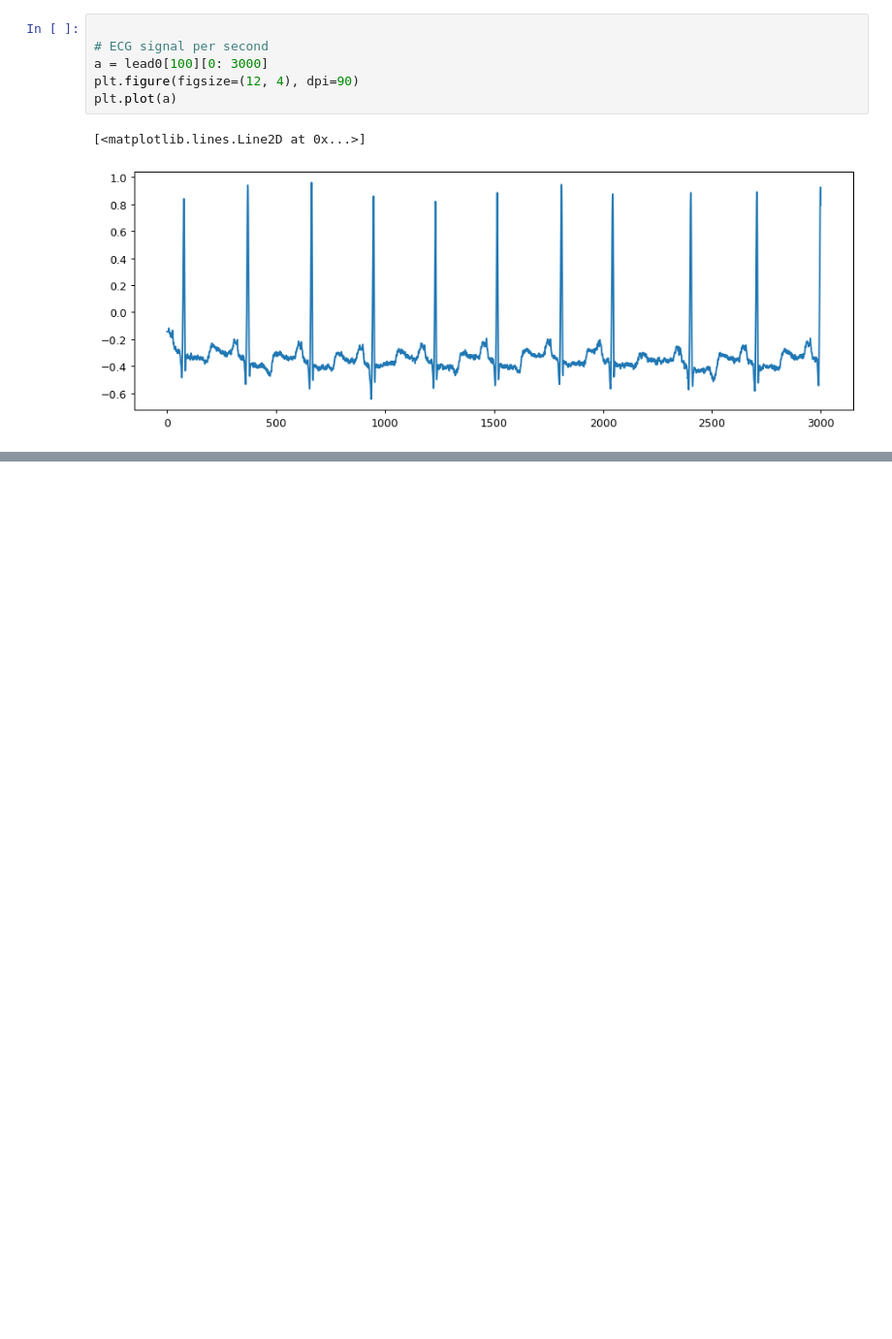
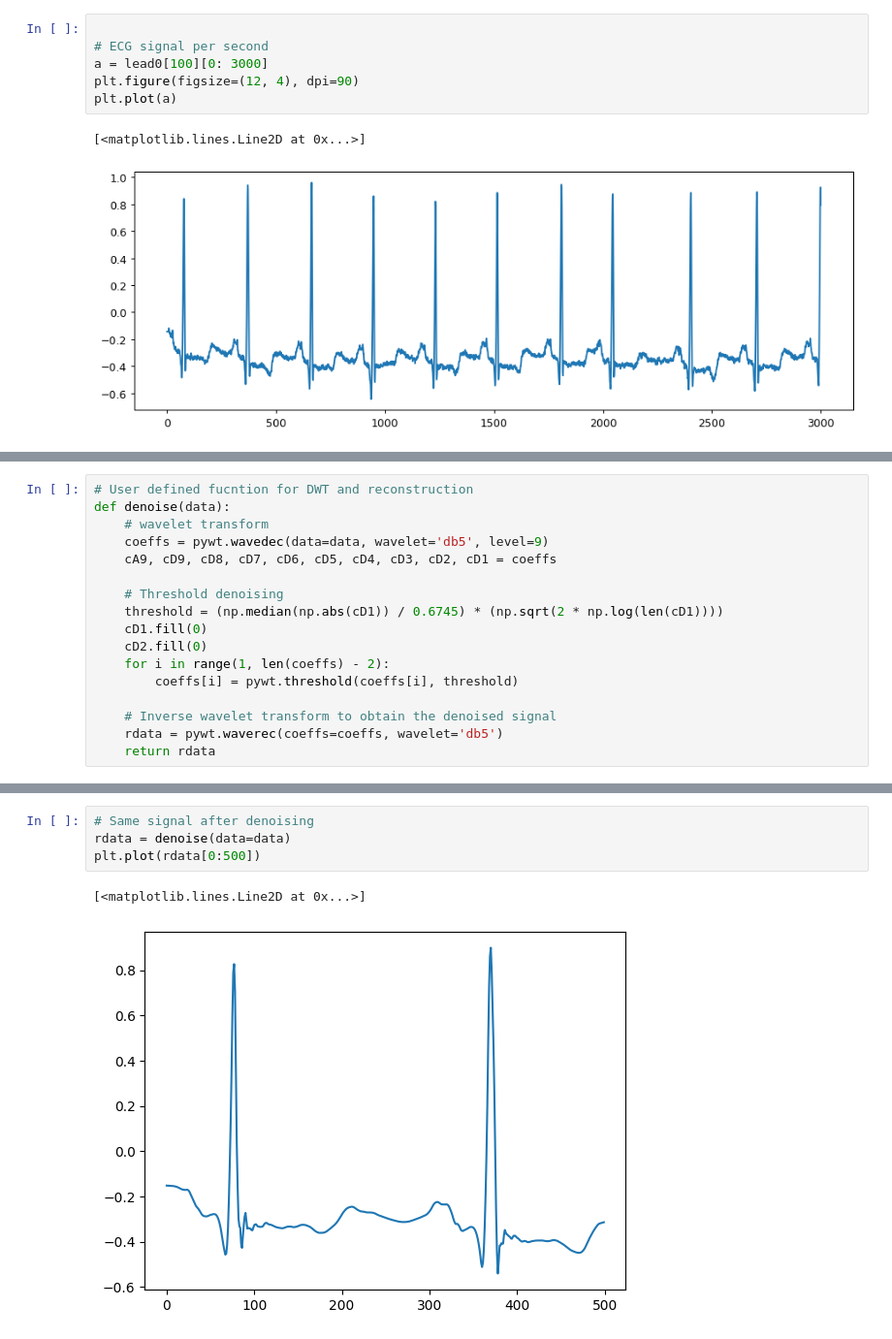
Before and after one commit to souptik4572/Sample_Arrhythmia_Classification, a Jupyter notebook: classification.ipynb, the cells around one changed output, grey strips where cells are left out. Shown at 97% size. Drawn from its saved outputs; the diff is of its cells as text; blank space fills up the shorter version.

```diff
--- a/classification.ipynb
+++ b/classification.ipynb
@@ -53,0 +134,17 @@ plt.plot(a)
+# %%
+# User defined fucntion for DWT and reconstruction
+def denoise(data):
+    # wavelet transform
+    coeffs = pywt.wavedec(data=data, wavelet='db5', level=9)
+    cA9, cD9, cD8, cD7, cD6, cD5, cD4, cD3, cD2, cD1 = coeffs
+
+    # Threshold denoising
+    threshold = (np.median(np.abs(cD1)) / 0.6745) * (np.sqrt(2 * np.log(len(cD1))))
+    cD1.fill(0)
+    cD2.fill(0)
+    for i in range(1, len(coeffs) - 2):
+        coeffs[i] = pywt.threshold(coeffs[i], threshold)
+
+    # Inverse wavelet transform to obtain the denoised signal
+    rdata = pywt.waverec(coeffs=coeffs, wavelet='db5')
+    return rdata
@@ -53,0 +160,7 @@ plt.plot(a)
+# %%
+# Same signal after denoising
+rdata = denoise(data=data)
+plt.plot(rdata[0:500])
+# %% [output]
+[<matplotlib.lines.Line2D at 0x...>]
+[figure, added]
```
Also changed, not shown: parts of 14 cells of this notebook, 1 other file.
